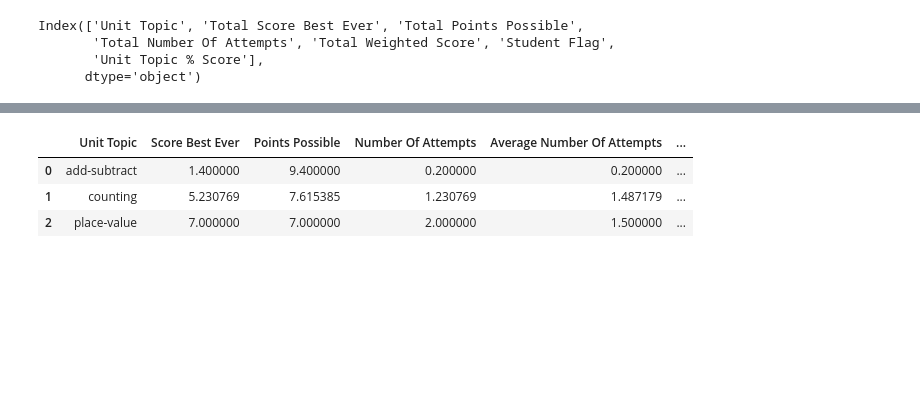
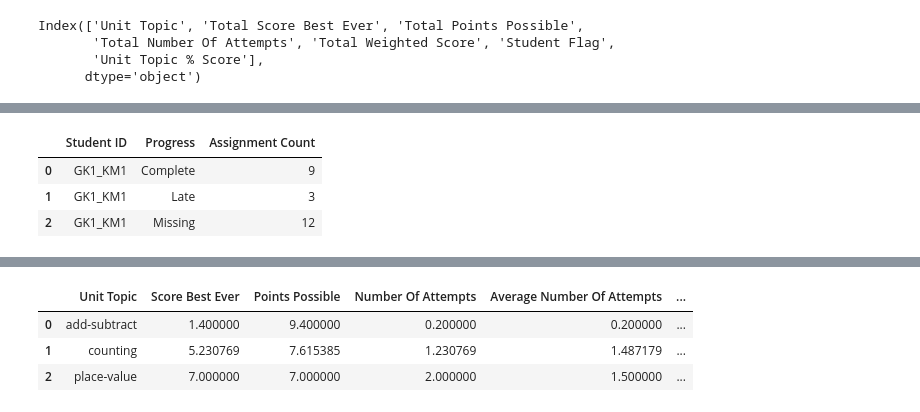
Before and after one commit to kle96/student-dashboard, a Jupyter notebook: Visualizations/visualizations.ipynb, the cells around one changed output, grey strips where cells are left out. Cells and saved outputs as stored; diff of their text form; code cells hidden in the pictures; blank space fills up the shorter version.

```diff
--- a/Visualizations/visualizations.ipynb
+++ b/Visualizations/visualizations.ipynb
@@ -71,0 +168,7 @@ Index(['Unit Topic', 'Total Score Best Ever', 'Total Points Possible',
+# %%
+sample_count
+# %% [output]
+|  | Student ID | Progress | Assignment Count |
+| 0 | GK1_KM1 | Complete | 9 |
+| 1 | GK1_KM1 | Late | 3 |
+| 2 | GK1_KM1 | Missing | 12 |
```
Also changed, not shown: parts of 16 cells of this notebook, 1 other file.
